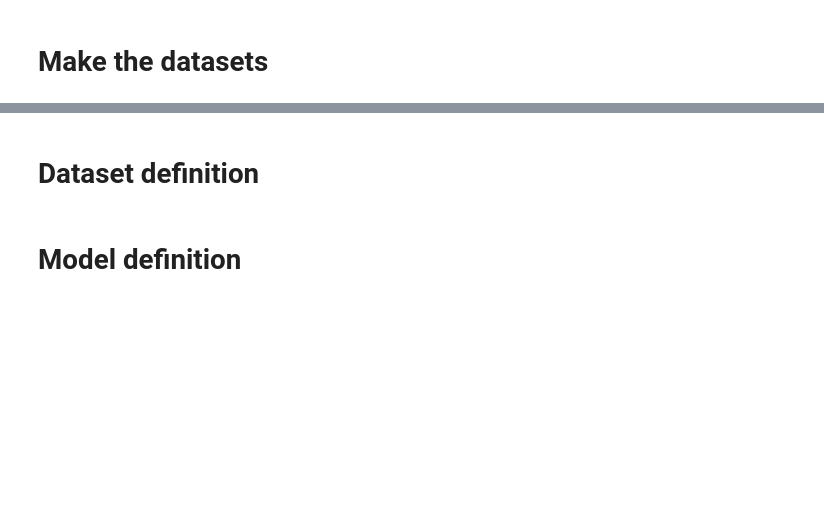
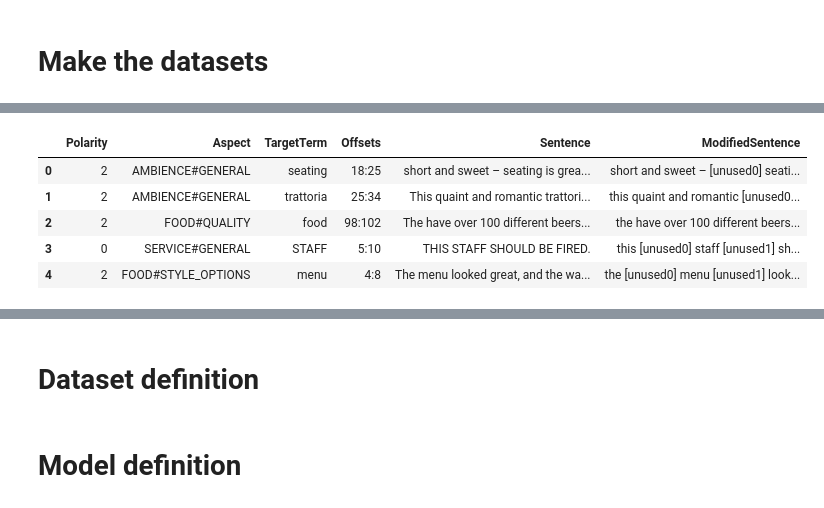
Before and after one commit to pnikitits/NLP, a Jupyter notebook: Assignment/nlp_assignment/test_2.ipynb, the cells around one changed output, grey strips where cells are left out. Drawn from its saved outputs; the diff is of its cells as text; code cells hidden in the pictures; blank space fills up the shorter version.

```diff
--- a/Assignment/nlp_assignment/test_2.ipynb
+++ b/Assignment/nlp_assignment/test_2.ipynb
@@ -74,0 +131,16 @@ Name: proportion, dtype: float64
+# %%
+# Initialize the LabelEncoder
+polarity_encoder = LabelEncoder()
+
+# Fit and transform the training labels, transform the validation labels
+df_train['Polarity'] = polarity_encoder.fit_transform(df_train['Polarity'])
+df_val['Polarity'] = polarity_encoder.transform(df_val['Polarity'])
+# %%
+df_train.head()
+# %% [output]
+|  | Polarity | Aspect | TargetTerm | Offsets | Sentence | ModifiedSentence |
+| 0 | 2 | AMBIENCE#GENERAL | seating | 18:25 | short and sweet – seating is grea... | short and sweet – [unused0] seati... |
+| 1 | 2 | AMBIENCE#GENERAL | trattoria | 25:34 | This quaint and romantic trattori... | this quaint and romantic [unused0... |
+| 2 | 2 | FOOD#QUALITY | food | 98:102 | The have over 100 different beers... | the have over 100 different beers... |
+| 3 | 0 | SERVICE#GENERAL | STAFF | 5:10 | THIS STAFF SHOULD BE FIRED. | this [unused0] staff [unused1] sh... |
+| 4 | 2 | FOOD#STYLE_OPTIONS | menu | 4:8 | The menu looked great, and the wa... | the [unused0] menu [unused1] look... |
```
Also changed, not shown: parts of 30 cells of this notebook.
